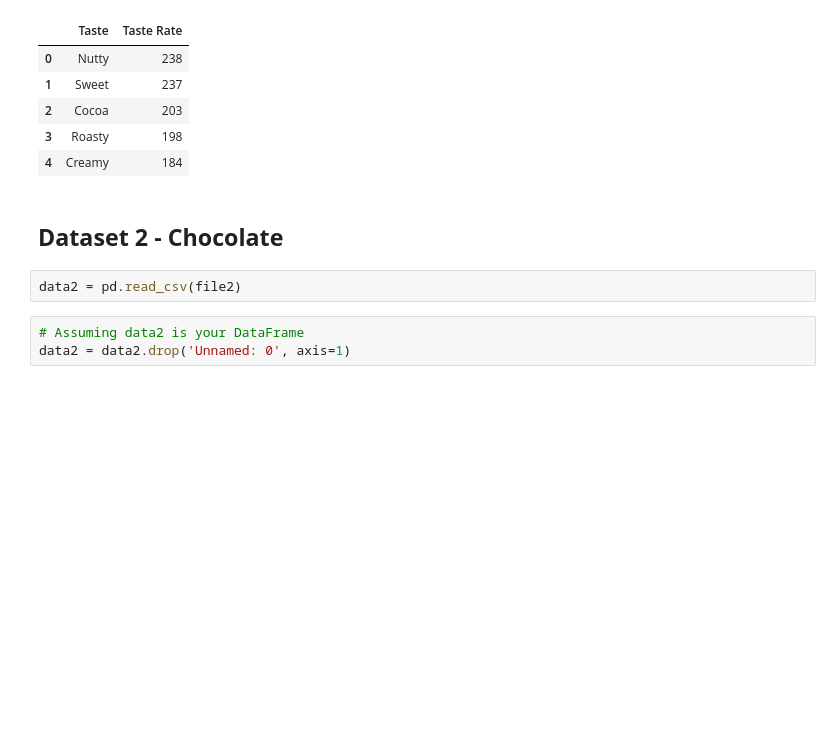
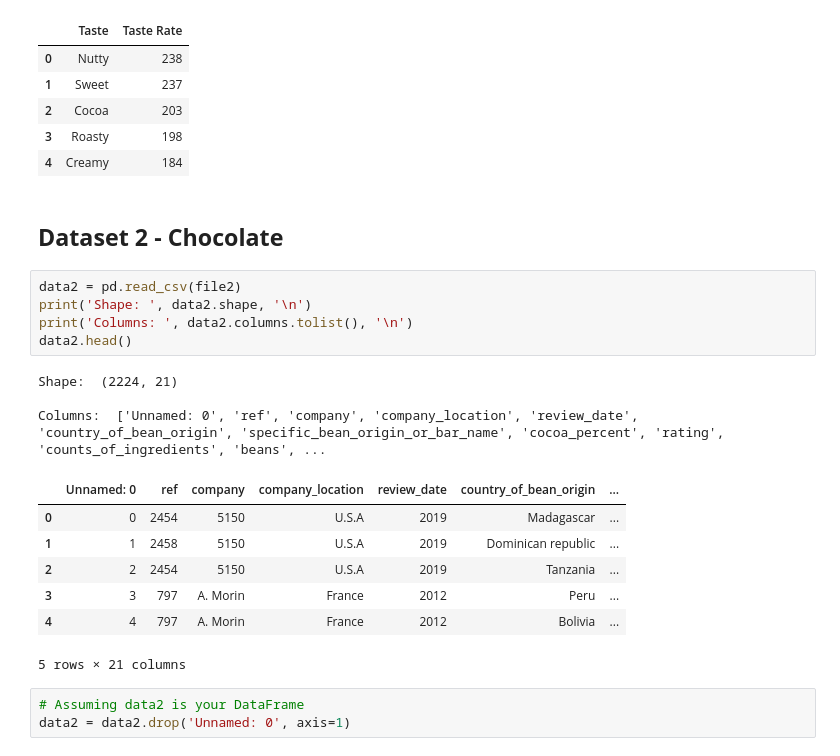
Before and after one commit to MoonlightO2/Consumer-Data, a Jupyter notebook: Chocolate_data_Cleaning.ipynb, the cells around one changed output. Saved outputs shown, nothing was run; the diff lists cells and outputs as text; blank space fills up the shorter version.

```diff
--- a/Chocolate_data_Cleaning.ipynb
+++ b/Chocolate_data_Cleaning.ipynb
@@ -56,8 +69,22 @@ Columns:  ['Taste', 'Taste Rate']
 | 4 | Creamy | 184 |
 # %% [markdown]
 ## **Dataset 2 - Chocolate**
-# %%
-data2 = pd.read_csv(file2)
+# %%
+data2 = pd.read_csv(file2)
+print('Shape: ', data2.shape, '\n')
+print('Columns: ', data2.columns.tolist(), '\n')
+data2.head()
+# %% [output]
+Shape:  (2224, 21)
+
+Columns:  ['Unnamed: 0', 'ref', 'company', 'company_location', 'review_date', 'country_of_bean_origin', 'specific_bean_origin_or_bar_name', 'cocoa_percent', 'rating', 'counts_of_ingredients', 'beans', ...
+|  | Unnamed: 0 | ref | company | company_location | review_date | country_of_bean_origin | ... |
+| 0 | 0 | 2454 | 5150 | U.S.A | 2019 | Madagascar | ... |
+| 1 | 1 | 2458 | 5150 | U.S.A | 2019 | Dominican republic | ... |
+| 2 | 2 | 2454 | 5150 | U.S.A | 2019 | Tanzania | ... |
+| 3 | 3 | 797 | A. Morin | France | 2012 | Peru | ... |
+| 4 | 4 | 797 | A. Morin | France | 2012 | Bolivia | ... |
+5 rows × 21 columns
 # %%
 # Assuming data2 is your DataFrame
 data2 = data2.drop('Unnamed: 0', axis=1)
```
Also changed, not shown: parts of 10 cells of this notebook.
